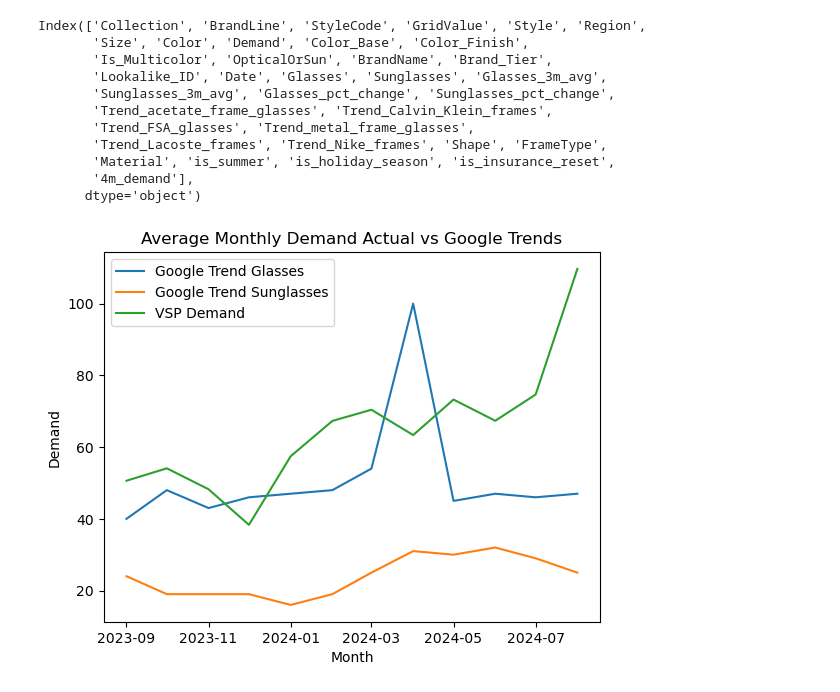
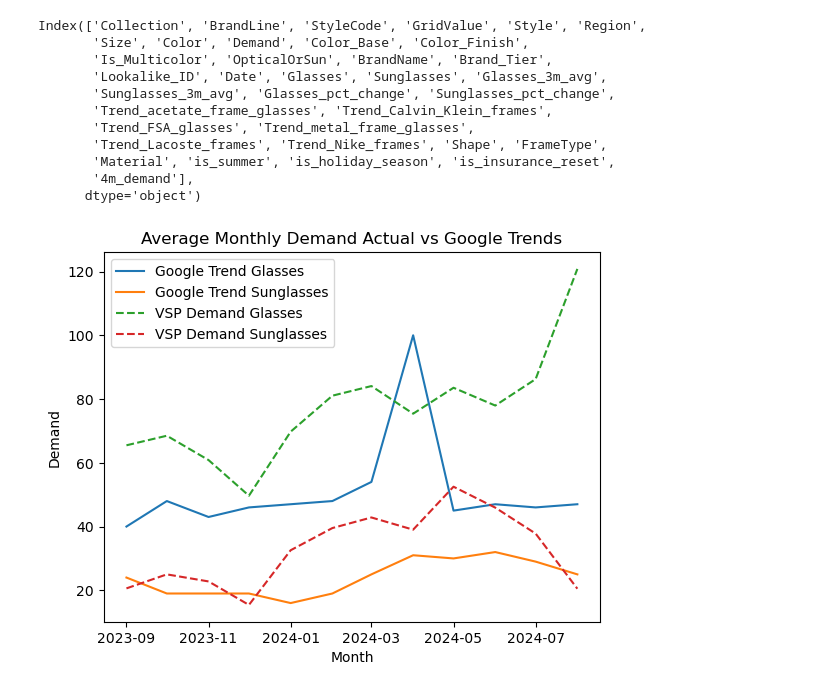
Before and after one commit to yxinzh/Team5VSP, a Jupyter notebook: additional_features.ipynb, the cells around one changed output. Drawn from its saved outputs; the diff is of its cells as text; code cells hidden in the pictures.

```diff
--- a/additional_features.ipynb
+++ b/additional_features.ipynb
@@ -278,17 +278,19 @@ Index(['Collection', 'BrandLine', 'StyleCode', 'GridValue', 'Style', 'Region',
 # %%
 df = data_4m_demand.groupby('Date')['Glasses'].mean()
 df2 = data_4m_demand.groupby('Date')['Sunglasses'].mean()
-df3 = data_4m_demand.groupby('Date')['Demand'].mean()
+df3 = data_4m_demand[data_4m_demand['OpticalOrSun']=='Optical'].groupby('Date')['Demand'].mean()
+df4 = data_4m_demand[data_4m_demand['OpticalOrSun']=='Sun'].groupby('Date')['Demand'].mean()
 
 plt.plot(df.index, df.values, label='Google Trend Glasses')
 plt.plot(df2.index, df2.values, label='Google Trend Sunglasses')
-plt.plot(df3.index, df3.values, label='VSP Demand')
+plt.plot(df3.index, df3.values, label='VSP Demand Glasses',linestyle="--")
+plt.plot(df4.index, df4.values, label='VSP Demand Sunglasses',linestyle="--")
 
 plt.xlabel('Month')
 plt.ylabel('Demand')
 plt.title('Average Monthly Demand Actual vs Google Trends')
 plt.legend()
 
 plt.show()
 # %% [output]
-[figure, old version]
+[figure, new version]
```
